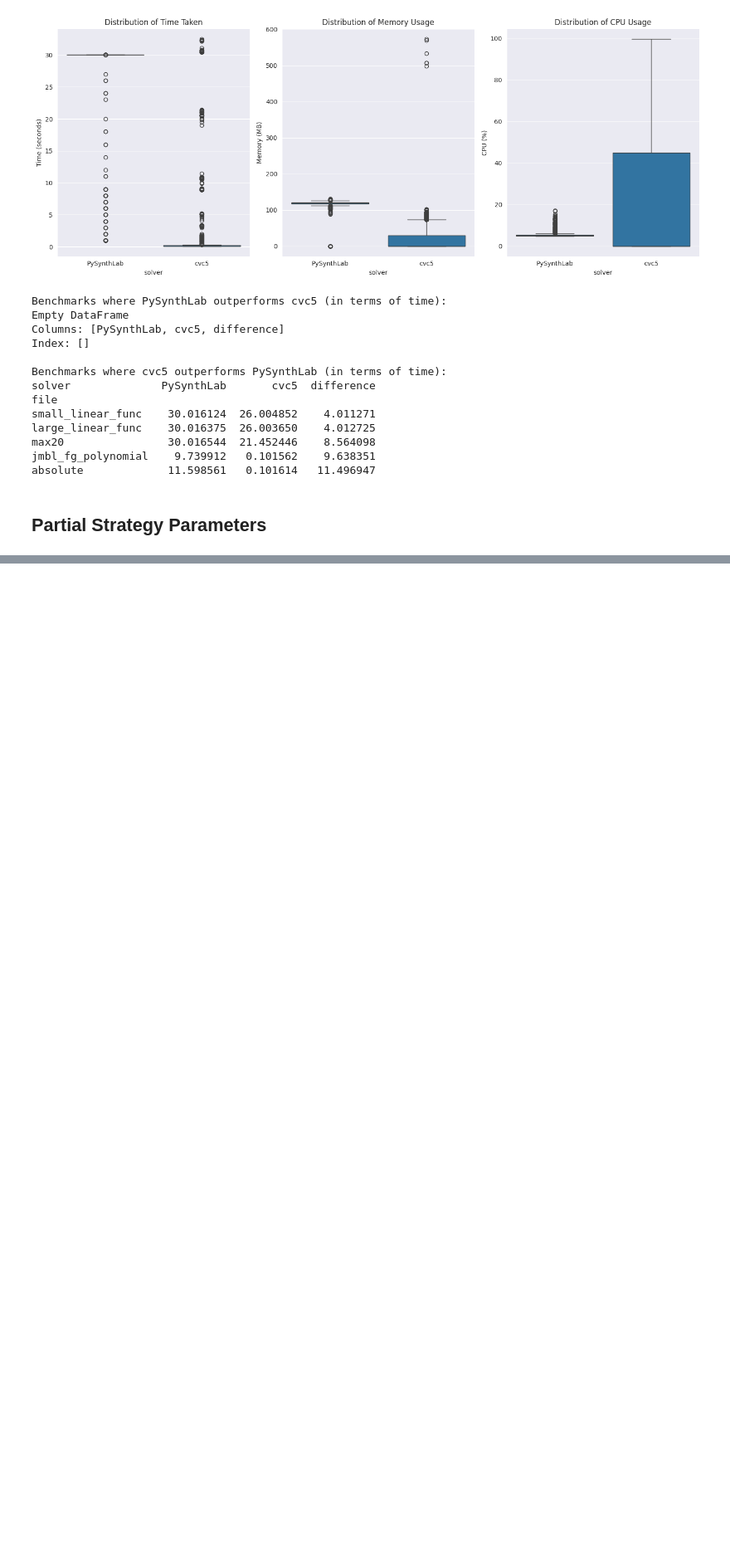
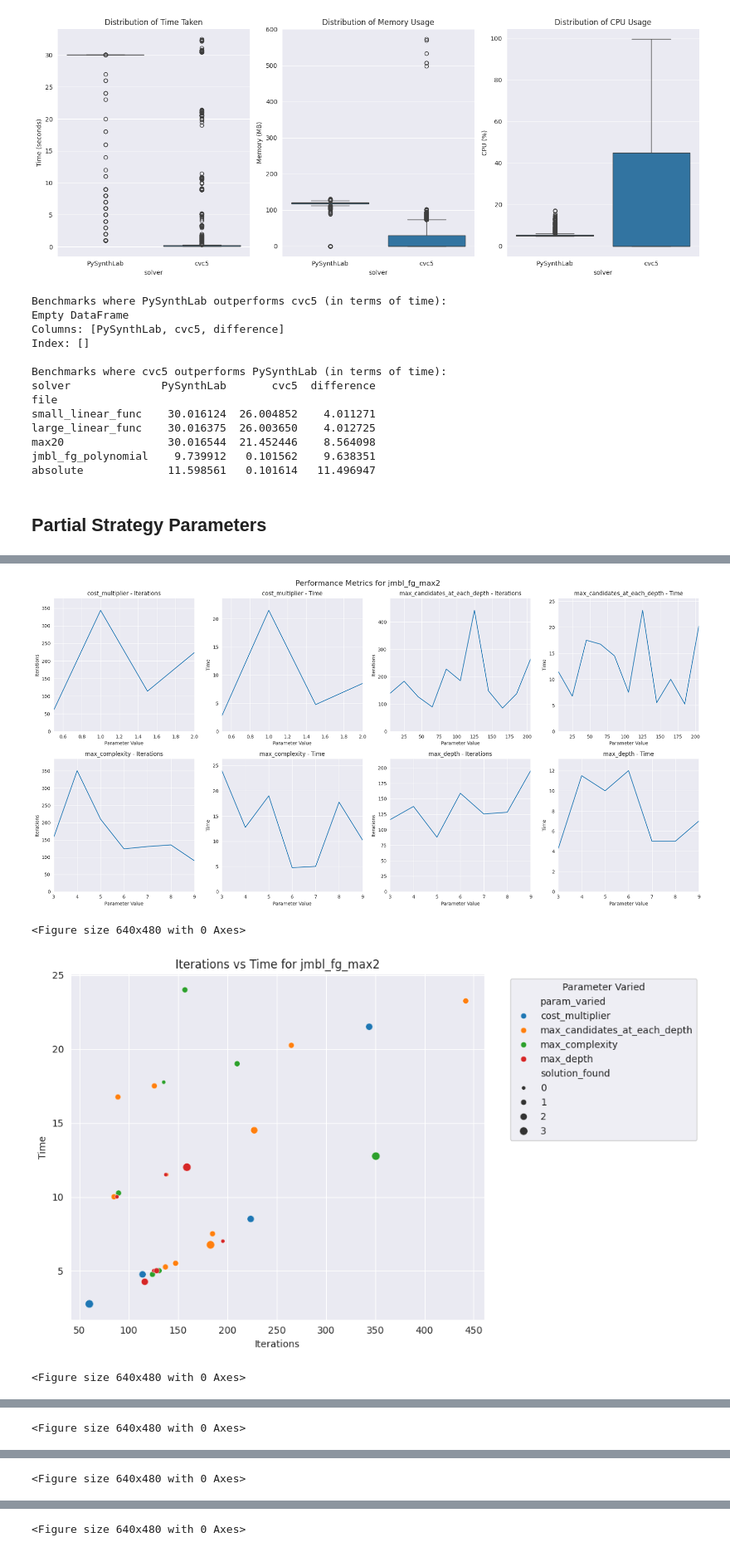
Before and after one commit to gschandan/PySynthLab, a Jupyter notebook: src/evaluation/performance.ipynb, the cells around one changed output, grey strips where cells are left out. Shown at 83% size. Saved outputs shown, nothing was run; the diff lists cells and outputs as text; code cells hidden in the pictures; blank space fills up the shorter version.

```diff
--- a/src/evaluation/performance.ipynb
+++ b/src/evaluation/performance.ipynb
@@ -436,0 +520,58 @@ absolute             11.598561   0.101614   11.496947
+# %%
+import matplotlib.pyplot as plt
+import seaborn as sns
+
+for problem in performance['file'].unique():
+    problem_data = performance[performance['file'] == problem]
+    params = problem_data['param_varied'].unique()
+    n_params = len(params)
+    n_rows = (n_params + 1) // 2
+
+    # itr, time subplts
+    fig, axes = plt.subplots(n_rows, 4, figsize=(20, 5*n_rows))
+    fig.suptitle(f'Performance Metrics for {problem}', fontsize=16)
+
+    for i, param in enumerate(params):
+        param_data = problem_data[problem_data['param_varied'] == param]
+
+        # iterations
+        ax_iter = axes[i//2, i%2*2]
+        sns.lineplot(data=param_data, x="param_value", y="iterations", ax=ax_iter)
+        ax_iter.set_title(f'{param} - Iterations')
+        ax_iter.set_xlabel("Parameter Value")
+        ax_iter.set_ylabel("Iterations")
+
+        # time
+        ax_time = axes[i//2, i%2*2+1]
+        sns.lineplot(data=param_data, x="param_value", y="time", ax=ax_time)
+        ax_time.set_title(f'{param} - Time')
+        ax_time.set_xlabel("Parameter Value")
+        ax_time.set_ylabel("Time")
+
+        ax_iter.set_xlim(param_data['param_value'].min(), param_data['param_value'].max())
+        ax_time.set_xlim(param_data['param_value'].min(), param_data['param_value'].max())
+        ax_iter.set_ylim(0, param_data['iterations'].max() * 1.1)
+        ax_time.set_ylim(0, param_data['time'].max() * 1.1)
+
+    for i in range(n_params, n_rows*2):
+        fig.delaxes(axes[i//2, i%2*2])
+        fig.delaxes(axes[i//2, i%2*2+1])
+
+    plt.tight_layout()
+    plt.show()
+    plt.savefig(f'{problem}_metrics_line_facet_itr_vs_time.png')
+
+    plt.figure(figsize=(10, 6))
+    sns.scatterplot(data=problem_data, x='iterations', y='time', hue='param_varied', size='solution_found')
+    plt.title(f'Iterations vs Time for {problem}')
+    plt.xlabel('Iterations')
+    plt.ylabel('Time')
+    plt.legend(title='Parameter Varied', bbox_to_anchor=(1.05, 1), loc='upper left')
+    plt.tight_layout()
+    plt.show()
+    plt.savefig(f'{problem}_scatter_metrics_itr_vs_time.png')
+# %% [output]
+[figure, added]
+<Figure size 640x480 with 0 Axes>
+[figure, added]
+<Figure size 640x480 with 0 Axes>
@@ -436,0 +579 @@ absolute             11.598561   0.101614   11.496947
+<Figure size 640x480 with 0 Axes>
@@ -436,0 +581 @@ absolute             11.598561   0.101614   11.496947
+<Figure size 640x480 with 0 Axes>
@@ -436,0 +583 @@ absolute             11.598561   0.101614   11.496947
+<Figure size 640x480 with 0 Axes>
```
Also changed, not shown: parts of 9 cells of this notebook.
